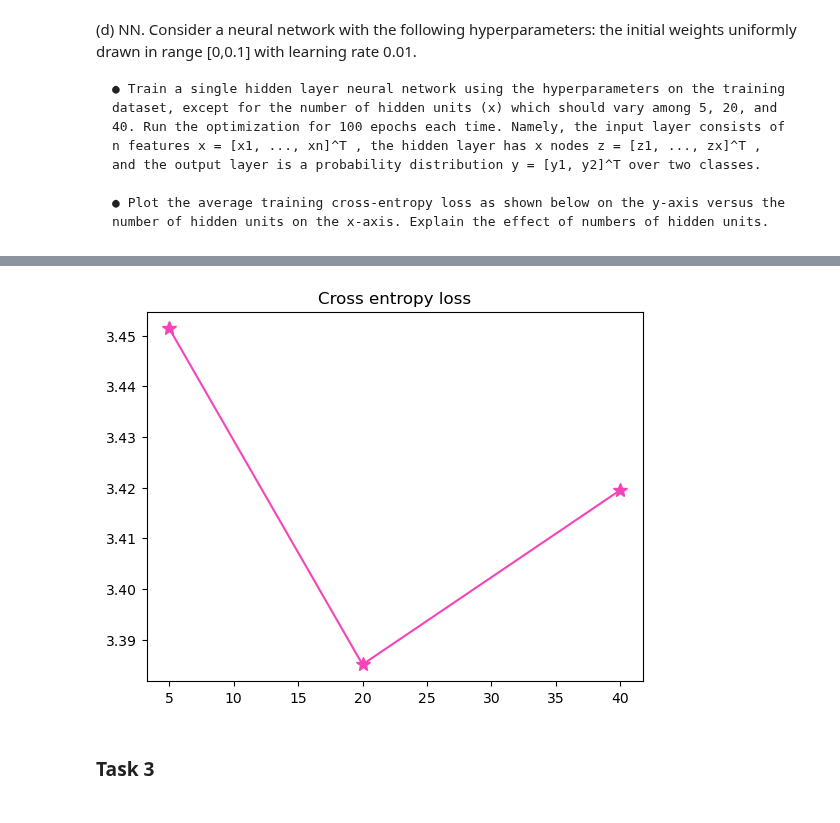
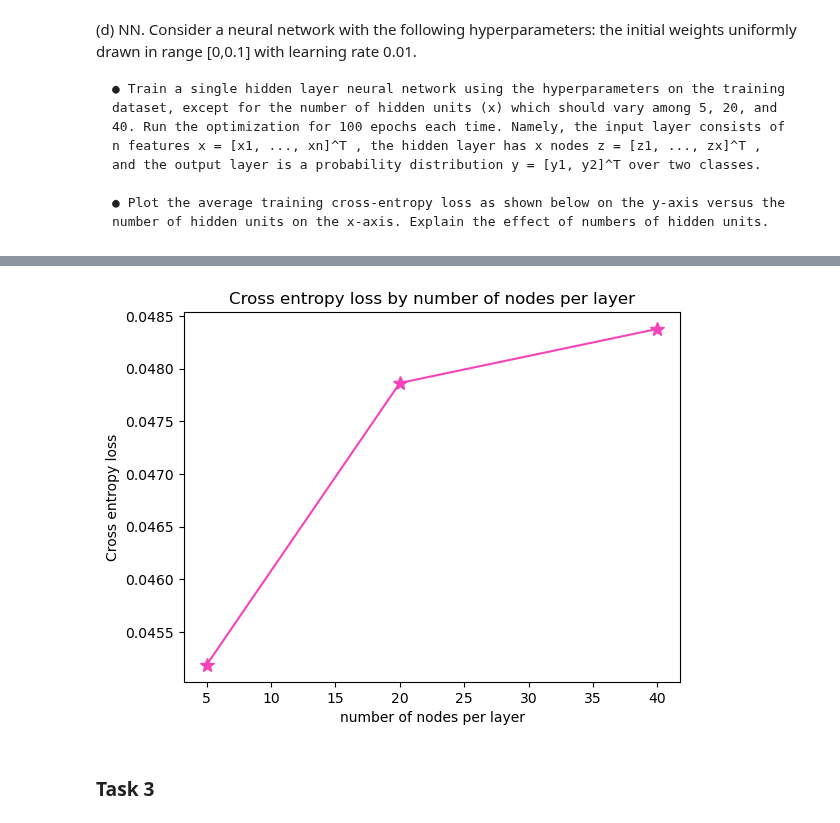
Before and after one commit to spartanjax/cs361_shared_assigment, a Jupyter notebook: Divided Parts/Classifiers/D_NN_LxH.ipynb, the cells around one changed output, grey strips where cells are left out. Cells and saved outputs as stored; diff of their text form; code cells hidden in the pictures.

```diff
--- a/Divided Parts/Classifiers/D_NN_LxH.ipynb
+++ b/Divided Parts/Classifiers/D_NN_LxH.ipynb
@@ -1,14 +1,3 @@
-# %%
-import pandas as pd
-import numpy as np
-from sklearn.model_selection import train_test_split
-
-# Load dataset
-df = pd.read_csv("../../train.csv")
-X = df["Text"].values
-y = df["Category"].values
-m = 0.9 #proportion of data for training vs validation
-X_train, X_val, y_train, y_val = train_test_split(X, y, train_size=m, random_state=42, shuffle=True)
 # %% [markdown]
 ### Task 2
 # %% [markdown]
@@ -22,7 +11,6 @@ uniformly drawn in range [0,0.1] with learning rate 0.01.
 from sklearn.neural_network import MLPClassifier
 import pandas as pd
 from sklearn.feature_extraction.text import CountVectorizer
-import math
 import matplotlib.pyplot as plt
 import numpy as np
 
@@ -30,76 +18,31 @@ def main():
     data = make_df("../../train.csv")
     y = data["Category"]
     test_data = make_df("../../test.csv")
-    y_test = test_data["Category"]
     vector, vector_test = vectorize(data, test_data)
- #   make_classifier(vector, data, vector_test)
 
     cels = []
     num_nods = [5, 20, 40]
     for num in num_nods:
         probs, clf = make_classifier(vector, y, vector_test, num)
-        cel = calc_cels(probs, y, clf)
-        cels.append(cel)
+        cels.append(np.mean(clf.loss_curve_))
 
     plt.plot(num_nods, cels, marker = "*", color = "#F543BA", markersize = 10)
-    plt.title("Cross entropy loss")
+    plt.xlabel("number of nodes per layer")
+    plt.ylabel("Cross entropy loss")
+    plt.title("Cross entropy loss by number of nodes per layer")
     plt.show()
 
 def vectorize(data, test_data):
     vectorizer = CountVectorizer()
     vectorizer.fit(data["Text"])
-    print(f'vector vocabulary - {vectorizer.vocabulary}\n')
-
     vector = vectorizer.transform(data["Text"])
     test_vector = vectorizer.transform(test_data["Text"])
-
-    print(f'features\n {vectorizer.get_feature_names_out()}\n')
-
-    print(f'vector shape: {vector.shape}\n')
-    print(f'article vector\n {vector.toarray()}')
-
     return vector, test_vector
 
 def make_df(filename):
-    df = pd.read_csv(filename)
+    return pd.read_csv(filename)
 
-    return df
-
-def calc_cels(probs, train_y, clf):
-    total = 0
-    print(probs)
-    print(clf.classes_)
-    print(train_y)
-    for ind in range(len(probs)):
-        loss1 = 0
-        loss2 = 0
-        if train_y[ind] == "tech":
-            loss1 = math.log(probs[ind][1])
-            print("probability 1", probs[ind][1])
-            print("loss1", loss1)
-        else:
-            loss1 = 0
-        if train_y[ind] == "entertainment":
-            loss2 = math.log(probs[ind][0])
-            print("probability 2", probs[ind][0])
-            print("loss2", loss2)
-        else:
-            loss2 = 0
-        cel = - (loss1 + loss2)
-        total += cel
-
-    print(np.mean(clf.loss_curve_))
-
-    avg_cel = total / len(probs)
-
-    return avg_cel
-
-# passes in training xs, training ys, testing xs
-''' THIS IS THE CLASSIFIER FUNCTION YOU SHOULD MIRROR FOR YOUR MODEL FOR IT TO WORK WITH TASK 3
-    IGNORE num_nodes that is specific to the NN classifier.
-'''
-def make_classifier(vector, y, vector_test, num_nodes = 5): # discuss num nodes in report
-
+def make_classifier(vector, y, vector_test, num_nodes = 5):
     # creating the untrained model
     clf = MLPClassifier(activation = 'relu',
                         solver = 'sgd',
@@ -116,28 +59,12 @@ def make_classifier(vector, y, vector_test, num_nodes = 5): # discuss num nodes
     for i in range(len(clf.intercepts_)):
         clf.intercepts_[i] = np.random.uniform(0, 0.1, size=clf.intercepts_[i].shape)
 
-
     # training
     clf.fit(vector, y)
-
 
     probs = clf.predict_proba(vector_test)
 
     return probs, clf
 
 main()
-
-# hyperparams; #hidden layers, #neurons per layer, #activation function
-
-# adj initial weight, adj learning rate, adj # epoch,
-#adj # hidden units (1layer has x units)
-
-#act function relu
-#solver sgd
-#alpha leave default
-#learning_rate_init: set to 0.01
-#max_iter: 100 (#epochs)
-#
-
-# got a warning.warn from warnings which told us there was a warning about convergance, stopped training bc max iter = 1
 # %% [output]
@@ -161,4 +71,4 @@ loss1 -0.006949622967385215
-[figure, old version]
+[figure, new version]
 # %% [markdown]
 ### Task 3
 # %% [markdown]
```
Also changed, not shown: parts of 3 cells of this notebook, 1 other file.
